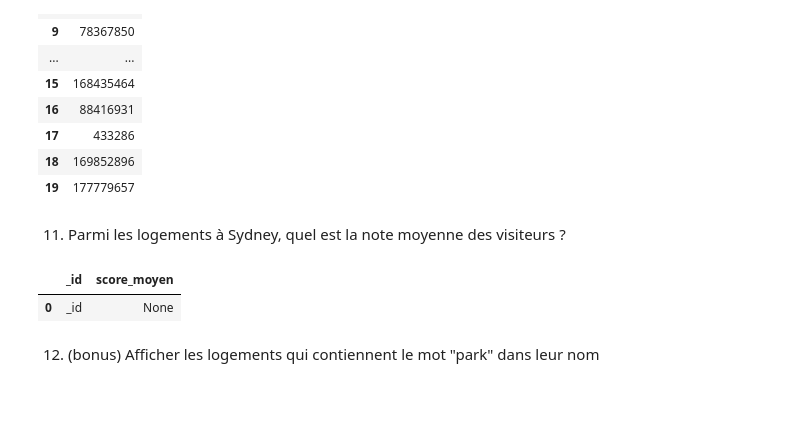
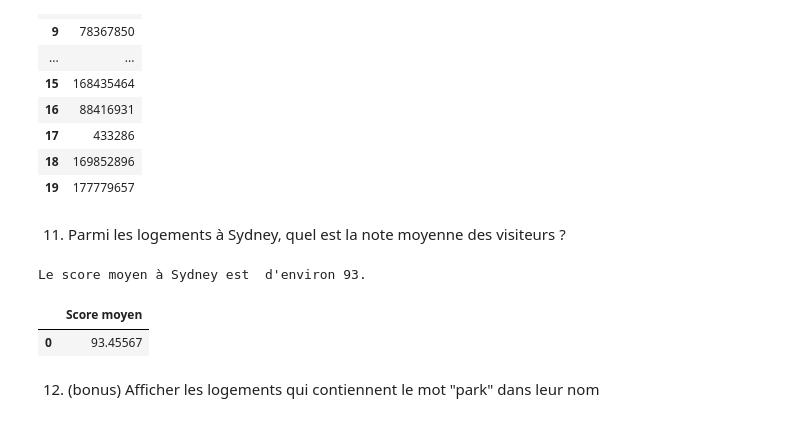
Before and after one commit to glugat/tp-nosql-airbnb, a Jupyter notebook: questions.ipynb, the cells around one changed output. Drawn from its saved outputs; the diff is of its cells as text; code cells hidden in the pictures.

```diff
--- a/questions.ipynb
+++ b/questions.ipynb
@@ -239,14 +239,17 @@ pd.DataFrame(list(q10))
 # %%
 q11 = db.airbnb.aggregate([
     { "$match": { "address.market": "Sydney" }},
     { "$unwind": "$review_scores" },
-    { "$group": { "_id": "_id", "score_moyen": { "$avg": "$review_scores" }}}
+    { "$group": { "_id": "_id", "Score moyen": { "$avg": "$review_scores.review_scores_rating" }}},
+    { "$project": {"_id": 0}}
 ])
 
+print("Le score moyen à Sydney est  d'environ 93.")
 pd.DataFrame(list(q11))
 # %% [output]
+Le score moyen à Sydney est  d'environ 93.
-|  | _id | score_moyen |
-| 0 | _id | None |
+|  | Score moyen |
+| 0 | 93.45567 |
 # %% [markdown]
 12. (bonus) Afficher les logements qui contiennent le mot "park" dans leur nom
 # %%
```
Also changed, not shown: parts of 2 cells of this notebook.
